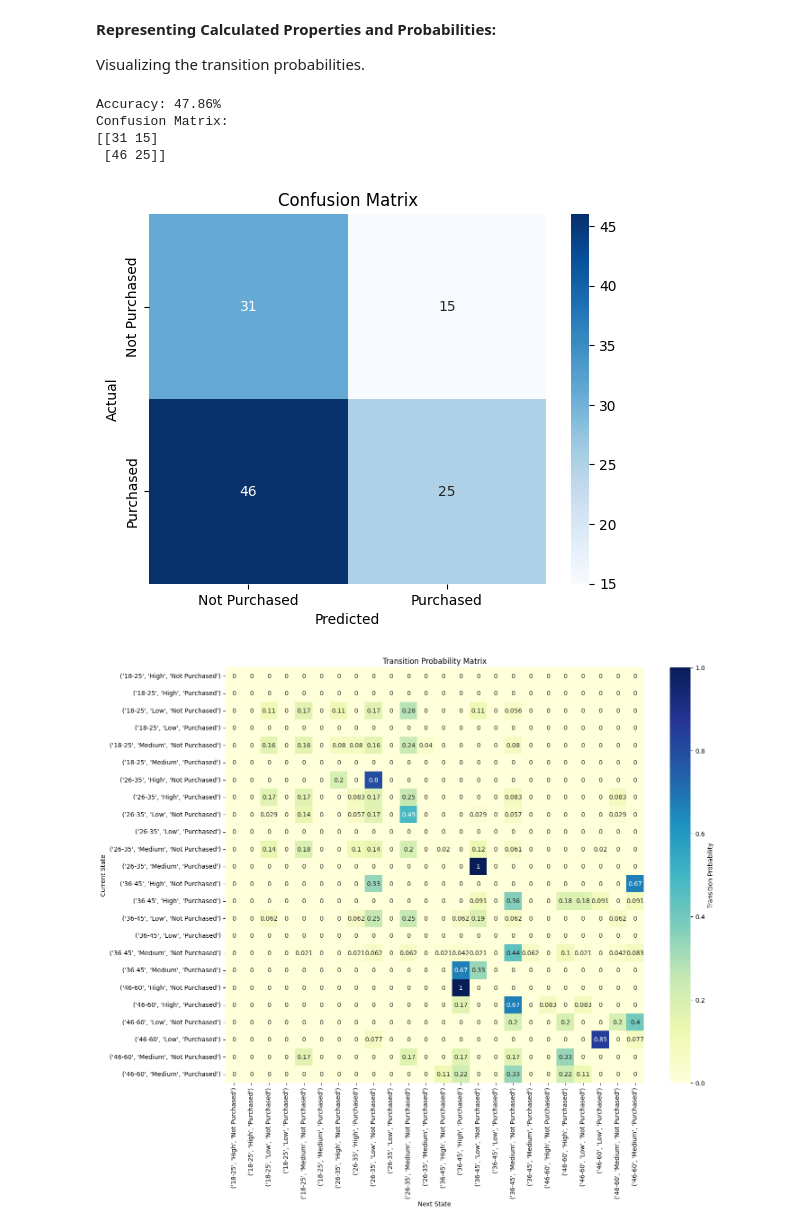
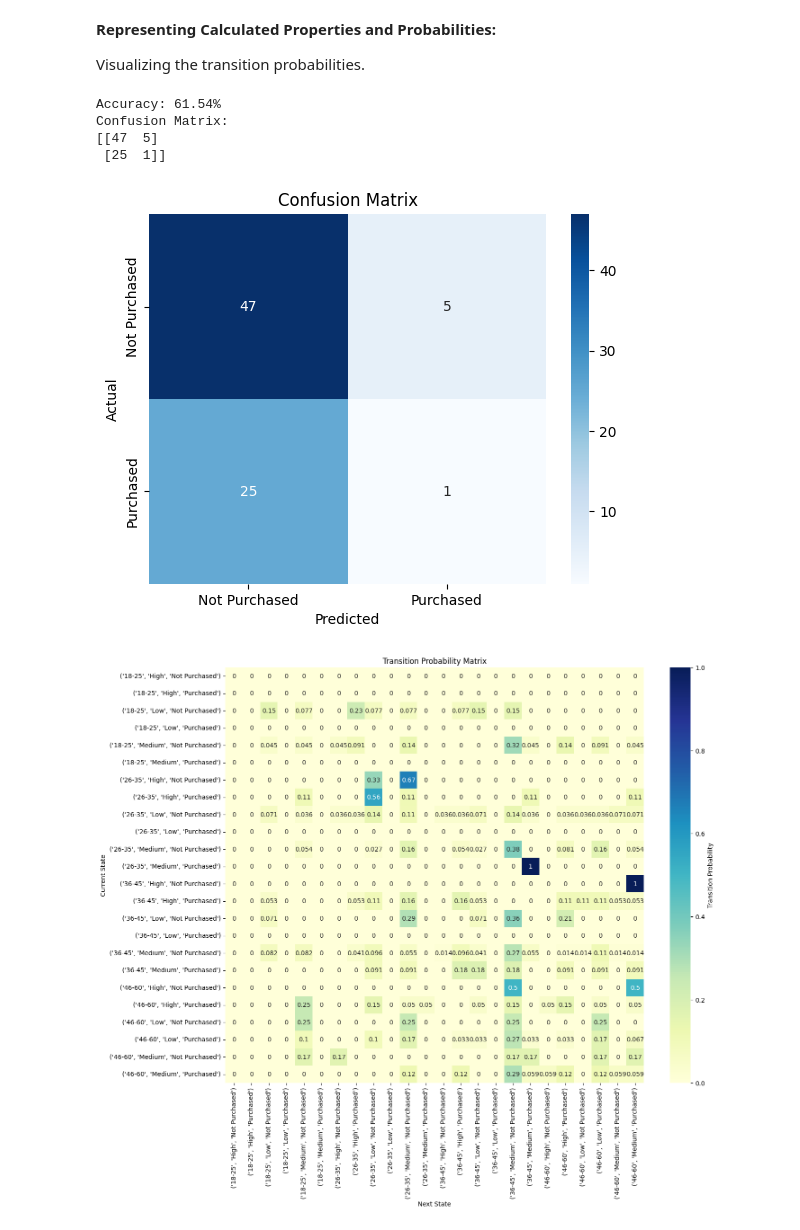
Before and after one commit to BasselKhalid/AI-Project, a Jupyter notebook: AI_Project_1.ipynb, the cells around one changed output. Cells and saved outputs as stored; diff of their text form; code cells hidden in the pictures.

```diff
--- a/AI_Project_1.ipynb
+++ b/AI_Project_1.ipynb
@@ -217,8 +217,7 @@ import matplotlib.pyplot as plt
 
 # Step 1: Split the Data
 data = data.reset_index(drop=True)
-train_data, test_data = train_test_split(data, test_size=0.3, shuffle=False)
-
+train_data, test_data = train_test_split(data, test_size=0.2, shuffle=True, random_state=42)
 # Define possible states based on combinations of AgeGroup, SalaryGroup, and Purchased
 age_labels = ['18-25', '26-35', '36-45', '46-60']  # Define based on the discretization in data preparation
 salary_labels = ['Low', 'Medium', 'High']  # Define based on the discretization in data preparation
@@ -277,35 +276,35 @@ plt.xlabel("Predicted")
 plt.ylabel("Actual")
 plt.title("Confusion Matrix")
 plt.show()
 
 # Step 5: Visualize Transition Probabilities
 # Convert transition matrix to a DataFrame for visualization
 transition_data = []
 
 for current_state, transitions in transition_matrix.items():
     for next_state, probability in transitions.items():
         transition_data.append([current_state, next_state, probability])
 
 # Create a DataFrame from the transition data
 transition_df = pd.DataFrame(transition_data, columns=['Current State', 'Next State', 'Probability'])
 
 # Pivot the DataFrame to create a matrix suitable for a heatmap
 transition_pivot = transition_df.pivot(index='Current State', columns='Next State', values='Probability')
 transition_pivot = transition_pivot.fillna(0)  # Fill NaN values with 0 for states with no direct transitions
 
 # Plotting the transition probability heatmap
 plt.figure(figsize=(15, 12))
 sns.heatmap(transition_pivot, annot=True, cmap="YlGnBu", cbar_kws={'label': 'Transition Probability'})
 plt.title("Transition Probability Matrix")
 plt.xlabel("Next State")
 plt.ylabel("Current State")
 plt.xticks(rotation=90)
 plt.yticks(rotation=0)
 plt.show()
 # %% [output]
-Accuracy: 47.86%
+Accuracy: 61.54%
 Confusion Matrix:
-[[31 15]
- [46 25]]
+[[47  5]
+ [25  1]]
-[figure, old version]
+[figure, new version]
-[figure, old version]
+[figure, new version]
```
Also changed, not shown: parts of 3 cells of this notebook.
